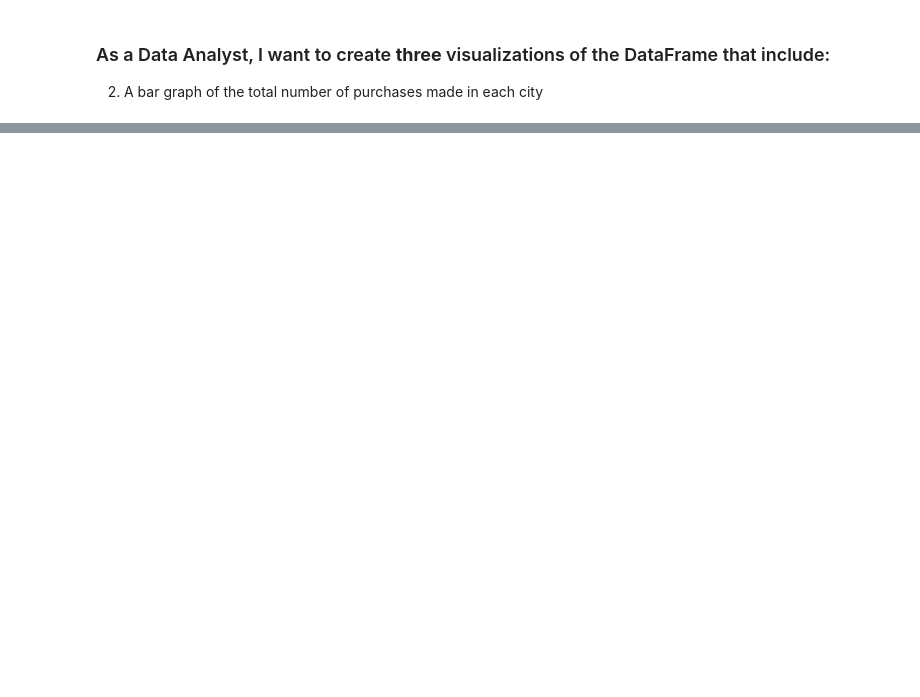
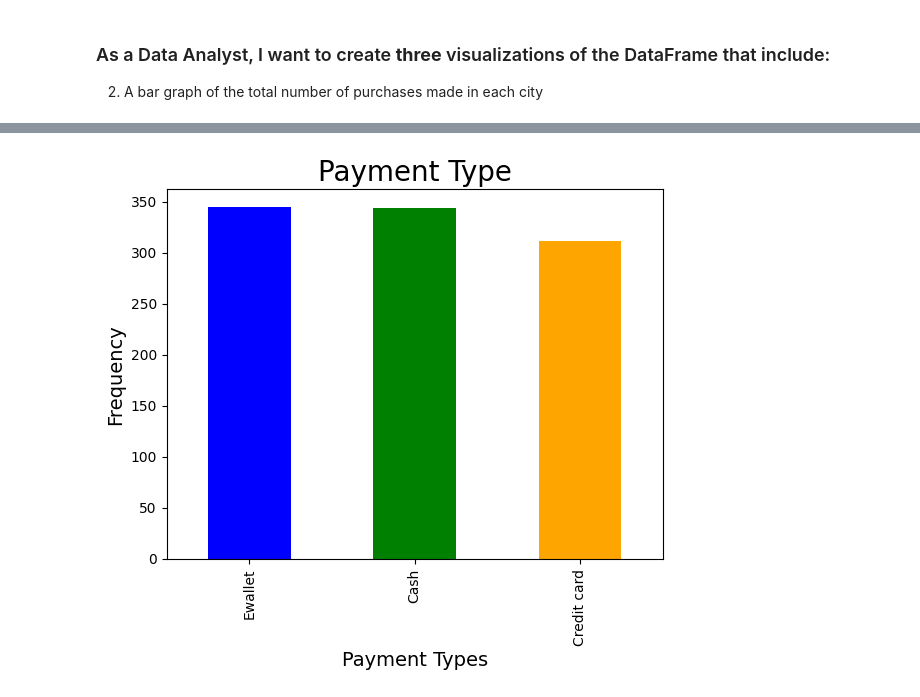
Before and after one commit to JenVega09/ExploratoryDataAnalysis, a Jupyter notebook: exploratory_data_analysis.ipynb, the cells around one changed output, grey strips where cells are left out. Saved outputs shown, nothing was run; the diff lists cells and outputs as text; code cells hidden in the pictures; blank space fills up the shorter version.

```diff
--- a/exploratory_data_analysis.ipynb
+++ b/exploratory_data_analysis.ipynb
@@ -136,0 +144,12 @@ plt.ylabel("Sales", fontsize = 14);
+# %%
+payment_query="SELECT Payment, COUNT(*) AS Count FROM sales GROUP BY Payment ORDER by Count DESC"
+payment_type_df=pd.read_sql_query(payment_query,mydb)
+payment_type_df
+
+payment_counts = filtered_df["Payment"].value_counts()
+payment_counts.plot.bar(color=["blue","green","orange"])
+plt.title("Payment Type", size = 20);
+plt.xlabel("Payment Types", size = 14);
+plt.ylabel("Frequency", size = 14);
+# %% [output]
+[figure, added]
```
Also changed, not shown: parts of 6 cells of this notebook.
